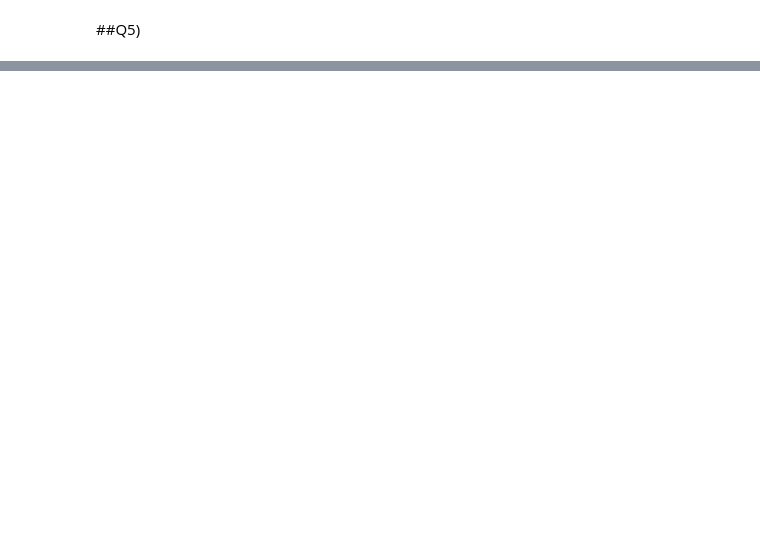
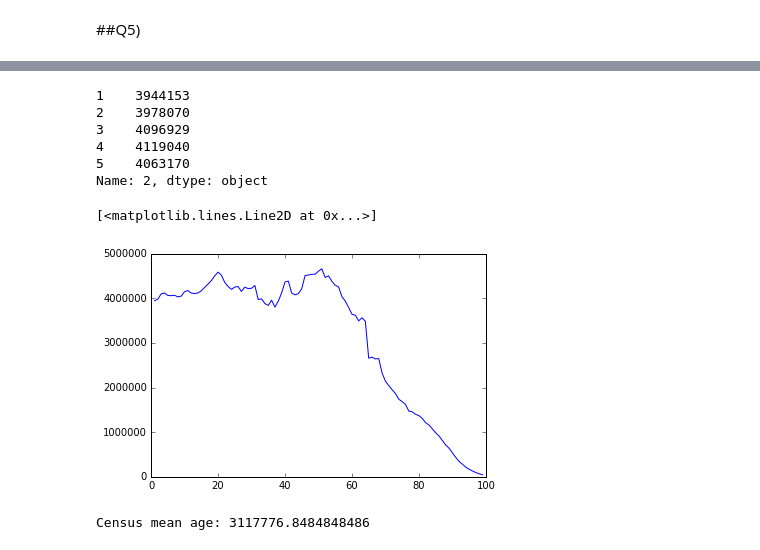
Before and after one commit to danieldiamont/DataScienceLab, a Jupyter notebook: Lab_1_dd28977.ipynb, the cells around one changed output, grey strips where cells are left out. Drawn from its saved outputs; the diff is of its cells as text; code cells hidden in the pictures; blank space fills up the shorter version.

```diff
--- a/Lab_1_dd28977.ipynb
+++ b/Lab_1_dd28977.ipynb
@@ -143,0 +196,3 @@ Covariance matrix of the distribution:
+# %%
+us_census_data = pd.read_csv("nc-est2017-agesex-res.csv",header=None,na_values='?')
+us_census_data.head
@@ -143,0 +217,25 @@ Covariance matrix of the distribution:
+# %%
+# plot number of people vs. age for last full census done in 2010
+us_census_data_short = us_census_data[2].iloc[1:100] #make no distinction among sex
+us_census_data_short.head()
+# %% [output]
+1    3944153
+2    3978070
+3    4096929
+4    4119040
+5    4063170
+Name: 2, dtype: object
+# %%
+plt.plot(us_census_data_short)
+# %% [output]
+[<matplotlib.lines.Line2D at 0x...>]
+[figure, added]
+# %%
+# calculate mean and std deviation
+# print(us_census_data_short)
+us_census_data_short = us_census_data_short.astype('int64')
+# us_census_data_short.head()
+print("Census mean age: " + str(us_census_data_short.mean())) #wrong mean
+# census_std = us_census_data_short.std()
+# %% [output]
+Census mean age: 3117776.8484848486
```
Also changed, not shown: parts of 13 cells of this notebook, 2 other files.
